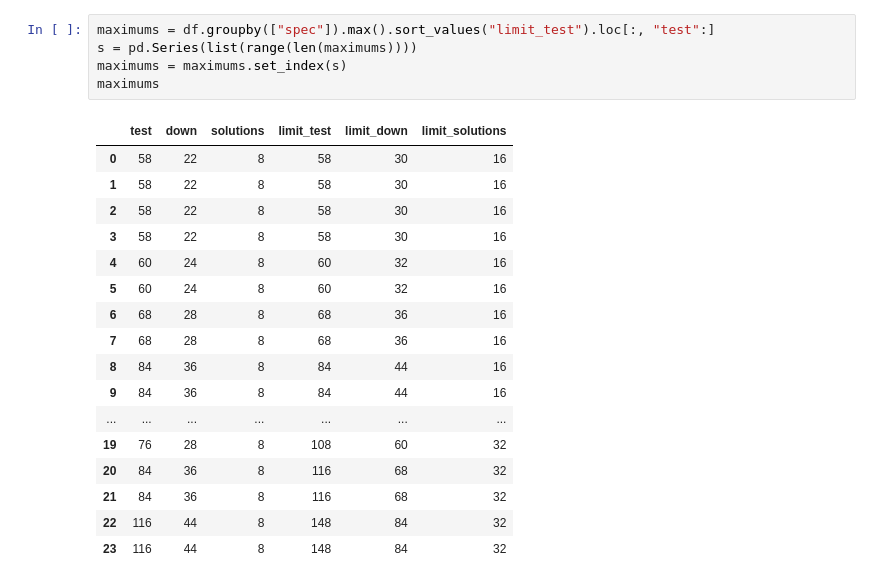
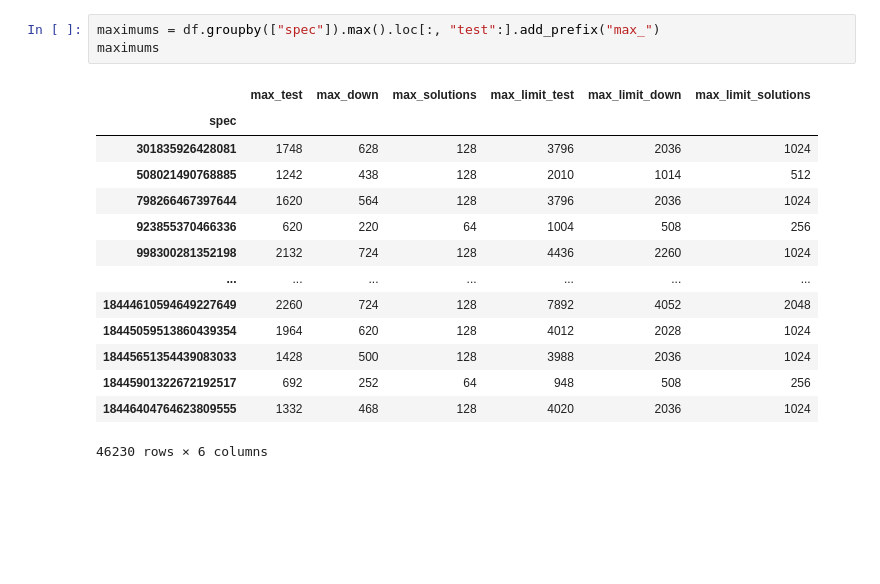
Before and after one commit to PaulRaUnite/ccsl-rs, a Jupyter notebook: plotter/comparison.ipynb, the cells around one changed output. Cells and saved outputs as stored; diff of their text form; blank space fills up the shorter version.

```diff
--- a/plotter/comparison.ipynb
+++ b/plotter/comparison.ipynb
@@ -19,23 +19,18 @@ df
 # %%
-maximums = df.groupby(["spec"]).max().sort_values("limit_test").loc[:, "test":]
-s = pd.Series(list(range(len(maximums))))
-maximums = maximums.set_index(s)
+maximums = df.groupby(["spec"]).max().loc[:, "test":].add_prefix("max_")
 maximums
 # %% [output]
-|  | test | down | solutions | limit_test | limit_down | limit_solutions |
-| 0 | 58 | 22 | 8 | 58 | 30 | 16 |
-| 1 | 58 | 22 | 8 | 58 | 30 | 16 |
-| 2 | 58 | 22 | 8 | 58 | 30 | 16 |
-| 3 | 58 | 22 | 8 | 58 | 30 | 16 |
-| 4 | 60 | 24 | 8 | 60 | 32 | 16 |
-| 5 | 60 | 24 | 8 | 60 | 32 | 16 |
-| 6 | 68 | 28 | 8 | 68 | 36 | 16 |
-| 7 | 68 | 28 | 8 | 68 | 36 | 16 |
-| 8 | 84 | 36 | 8 | 84 | 44 | 16 |
-| 9 | 84 | 36 | 8 | 84 | 44 | 16 |
+|  | max_test | max_down | max_solutions | max_limit_test | max_limit_down | max_limit_solutions |
+| spec |  |  |  |  |  |  |
+| 301835926428081 | 1748 | 628 | 128 | 3796 | 2036 | 1024 |
+| 508021490768885 | 1242 | 438 | 128 | 2010 | 1014 | 512 |
+| 798266467397644 | 1620 | 564 | 128 | 3796 | 2036 | 1024 |
+| 923855370466336 | 620 | 220 | 64 | 1004 | 508 | 256 |
+| 998300281352198 | 2132 | 724 | 128 | 4436 | 2260 | 1024 |
 | ... | ... | ... | ... | ... | ... | ... |
-| 19 | 76 | 28 | 8 | 108 | 60 | 32 |
-| 20 | 84 | 36 | 8 | 116 | 68 | 32 |
-| 21 | 84 | 36 | 8 | 116 | 68 | 32 |
-| 22 | 116 | 44 | 8 | 148 | 84 | 32 |
-| 23 | 116 | 44 | 8 | 148 | 84 | 32 |
+| 18444610594649227649 | 2260 | 724 | 128 | 7892 | 4052 | 2048 |
+| 18445059513860439354 | 1964 | 620 | 128 | 4012 | 2028 | 1024 |
+| 18445651354439083033 | 1428 | 500 | 128 | 3988 | 2036 | 1024 |
+| 18445901322672192517 | 692 | 252 | 64 | 948 | 508 | 256 |
+| 18446404764623809555 | 1332 | 468 | 128 | 4020 | 2036 | 1024 |
+46230 rows × 6 columns
```
Also changed, not shown: parts of 9 cells of this notebook, 12 other files.
